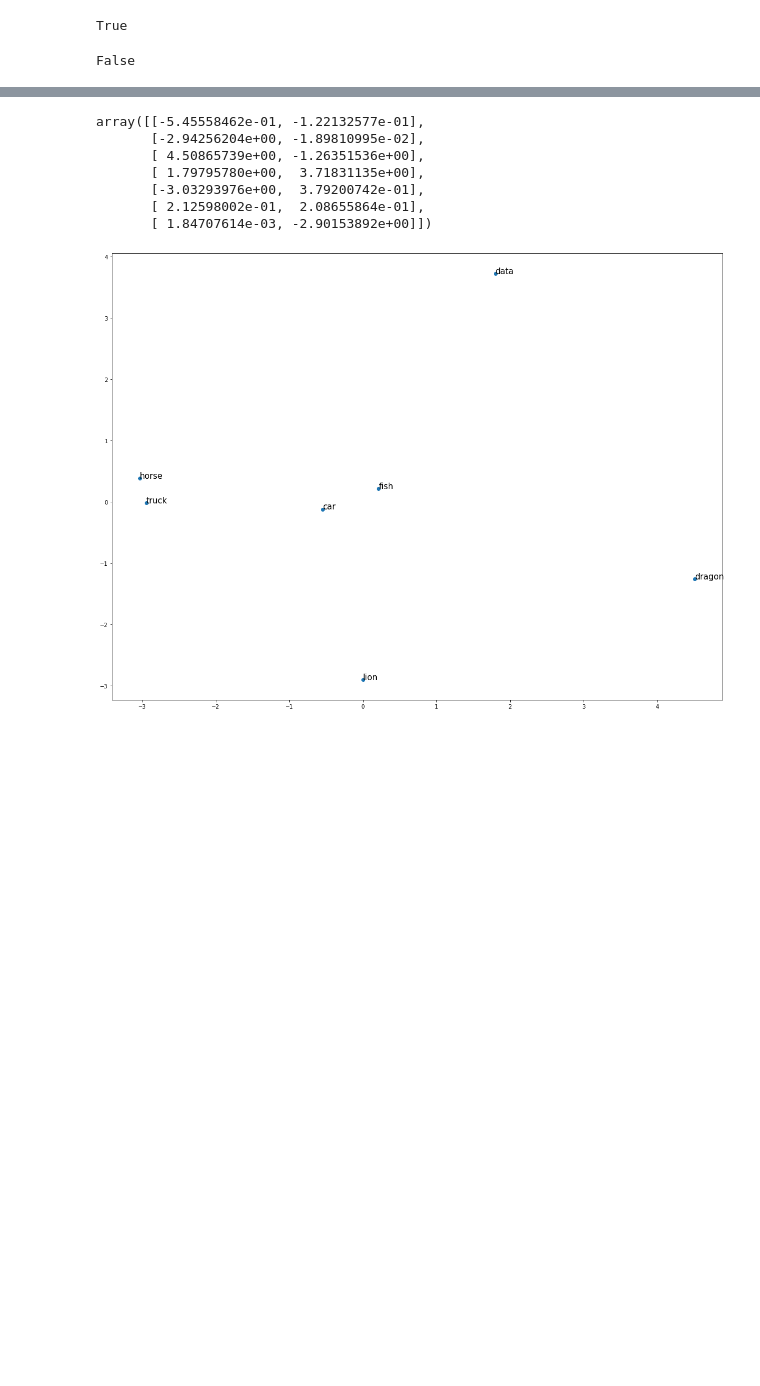
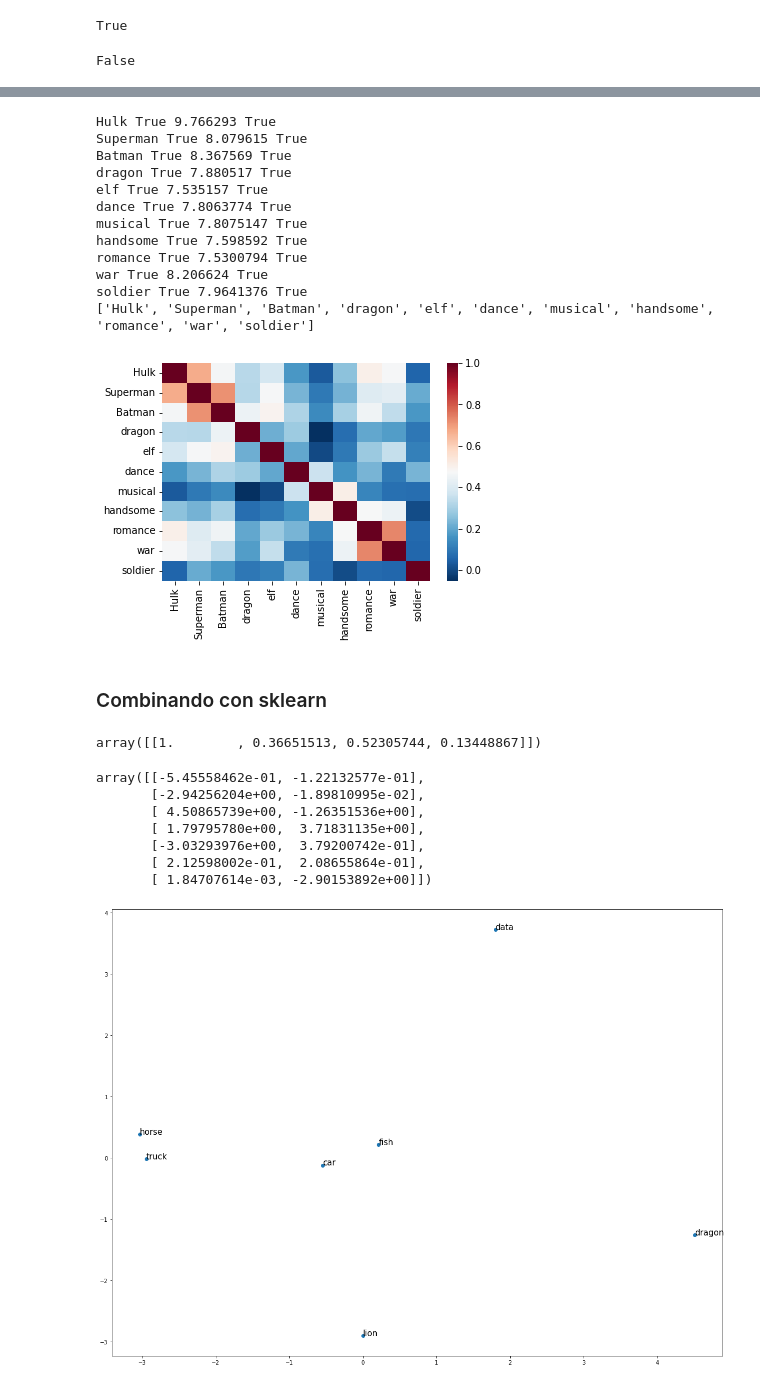
Before and after one commit to igomezv/DataScienceIntermedio, a Jupyter notebook: 7-NLP.ipynb, the cells around one changed output, grey strips where cells are left out. Saved outputs shown, nothing was run; the diff lists cells and outputs as text; code cells hidden in the pictures; blank space fills up the shorter version.

```diff
--- a/7-NLP.ipynb
+++ b/7-NLP.ipynb
@@ -380,3 +415,48 @@ array([ 0.96052414,  1.0350338 ,  0.11549589, -1.2252665 ,  0.1340513 ,
+# %%
+# nlp = spacy.load("en_core_web_md")
+import seaborn
+tokens = nlp(u'Hulk Superman Batman dragon elf dance musical handsome romance war soldier')
+
+for token in tokens:
+    print(token.text, token.has_vector, token.vector_norm, token.is_oov)
+
+labels = [a.text for a in tokens]
+print(labels)
+
+M = np.zeros((len(tokens), len(tokens)))
+for idx, token1 in enumerate(tokens):
+    for idy, token2 in enumerate(tokens):
+        M[idx, idy] = token1.similarity(token2)
+
+%matplotlib inline
+import numpy as np
+import seaborn as sns
+import matplotlib.pylab as plt
+
+
+ax = sns.heatmap(M, cmap = "RdBu_r", xticklabels=labels,  yticklabels=labels)
+plt.show()
+# %% [output]
+Hulk True 9.766293 True
+Superman True 8.079615 True
+Batman True 8.367569 True
+dragon True 7.880517 True
+elf True 7.535157 True
+dance True 7.8063774 True
+musical True 7.8075147 True
+handsome True 7.598592 True
+romance True 7.5300794 True
+war True 8.206624 True
+soldier True 7.9641376 True
+['Hulk', 'Superman', 'Batman', 'dragon', 'elf', 'dance', 'musical', 'handsome', 'romance', 'war', 'soldier']
+[figure, added]
+# %% [markdown]
+### Combinando con sklearn
+# %%
+from sklearn.metrics.pairwise import cosine_similarity
+cosine_similarity(tfidf_matrix[0:1], tfidf_matrix)
+# %% [output]
+array([[1.        , 0.36651513, 0.52305744, 0.13448867]])
 # %%
 # import the PCA module from sklearn
 from sklearn.decomposition import PCA
```
Also changed, not shown: parts of 25 cells of this notebook, 6 other files.
